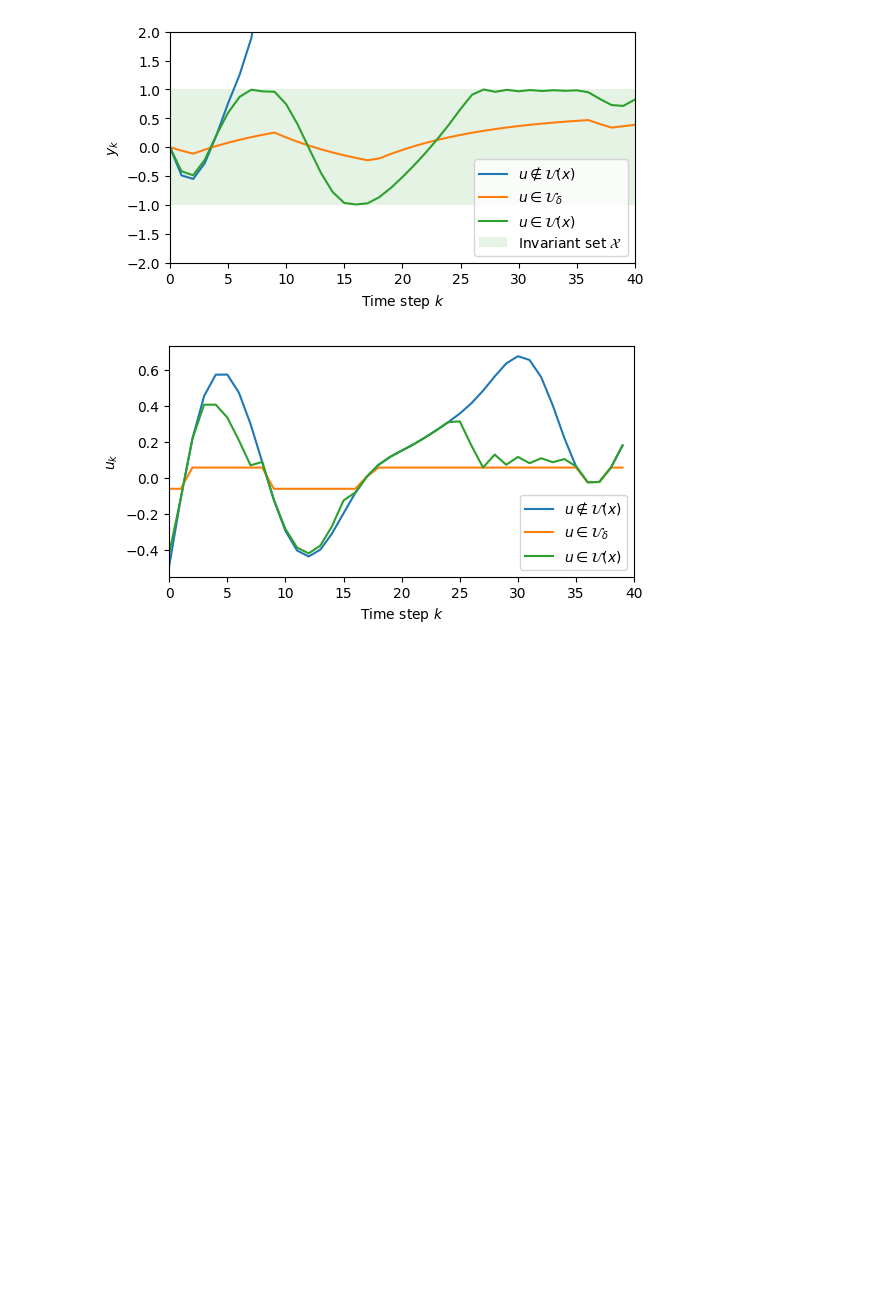
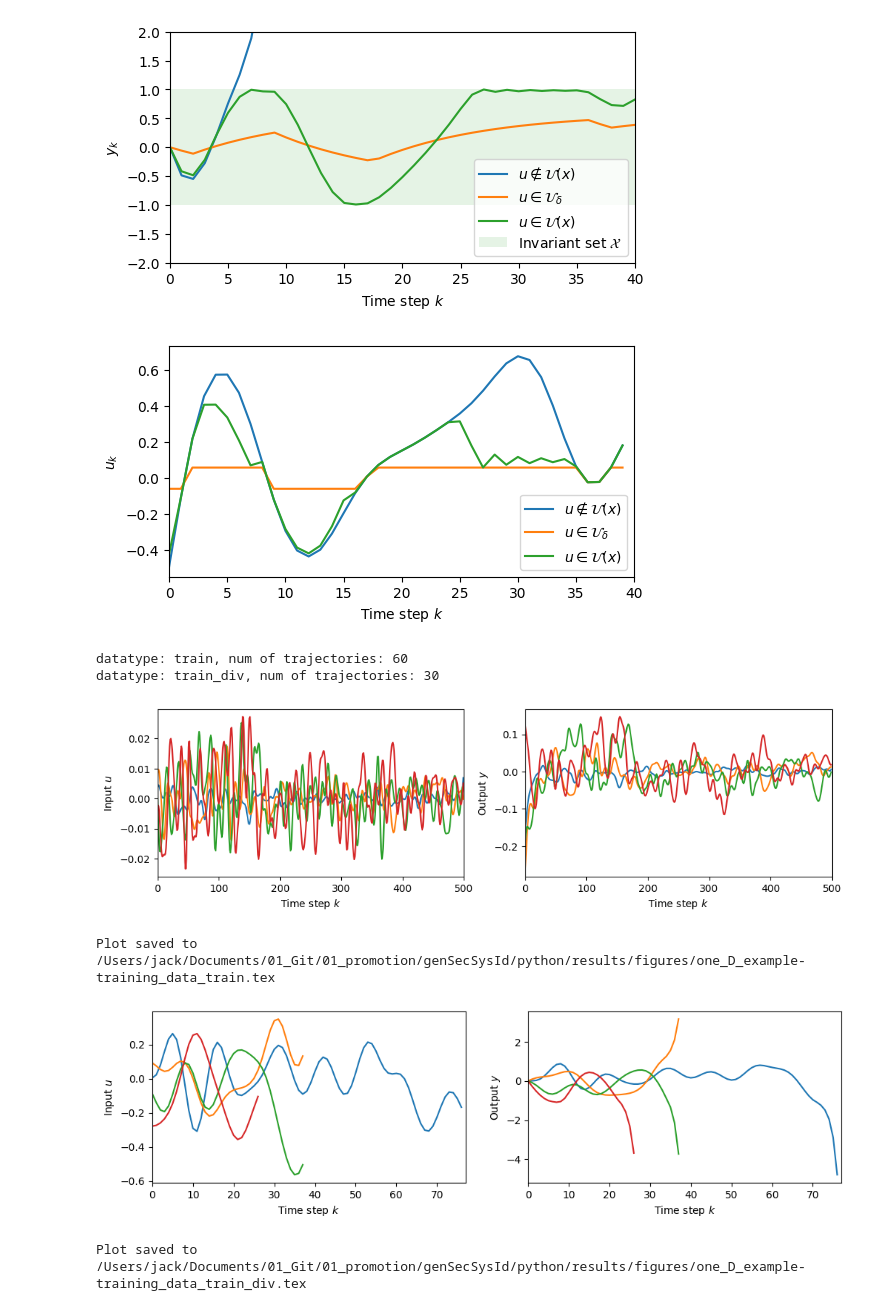
Before and after one commit to Dany-L/genSecSysId, a Jupyter notebook: python/notebooks/one_D_example.ipynb, the cells around one changed output. Cells and saved outputs as stored; diff of their text form; code cells hidden in the pictures; blank space fills up the shorter version.

```diff
--- a/python/notebooks/one_D_example.ipynb
+++ b/python/notebooks/one_D_example.ipynb
@@ -310,3 +584,61 @@ tikzplotlib.save(f'{project_root}/results/figures/one_D_example-certificate_prop
 # %% [output]
 [figure]
 [figure]
+# %%
+# load some samples from the dataset and plot input output trajectories
+# load training data
+import os
+import tikzplotlib
+from sysid.data.direct_loader import load_csv_folder
+
+data_types = ['train', 'train_div']
+train_dict = []
+for data_type in data_types:
+    training_data_directory = os.path.expanduser(os.path.join('~/genSecSysId-Data/data/OneD/id', data_type))
+    train_inputs, train_outputs, _, _ = load_csv_folder(
+        folder_path=str(training_data_directory),
+        input_col=['u'],
+        output_col=['x'],
+        state_col = None,
+        pattern='*.csv',
+    )
+    train_dict.append({
+        'data_type': data_type,
+        'inputs': train_inputs,
+        'outputs': train_outputs})
+
+    print(f'datatype: {data_type}, num of trajectories: {len(train_inputs)}')
+# %% [output]
+datatype: train, num of trajectories: 60
+datatype: train_div, num of trajectories: 30
+# %%
+# print 3 random input output pairs from the training data
+rng = np.random.default_rng(0)
+for data in train_dict:
+    data_type = data['data_type']
+    inputs = data['inputs']
+    outputs = data['outputs']
+    num_trajectories = len(inputs)
+    random_indices = rng.choice(num_trajectories, size=4, replace=False)
+    fig, axs = plt.subplots(nrows=1, ncols=2, figsize=(12,3))
+    for idx in random_indices:
+        u_traj = inputs[idx]
+        y_traj = outputs[idx]
+        axs[0].plot(u_traj, label=f'Input trajectory {idx}')
+        axs[1].plot(y_traj, label=f'Output trajectory {idx}')
+    axs[0].set_xlabel('Time step $k$')
+    axs[0].set_ylabel('Input $u$')
+    axs[0].set_xlim([0, max(len(inputs[0]), len(outputs[0]))])
+    axs[1].set_xlabel('Time step $k$')
+    axs[1].set_ylabel('Output $y$')
+    axs[1].set_xlim([0, max(len(inputs[0]), len(outputs[0]))])
+    # ax.legend()
+    plt.show()
+
+    tikzplotlib.save(f'{project_root}/results/figures/one_D_example-training_data_{data_type}.tex',figure=fig)
+    print(f'Plot saved to {project_root}/results/figures/one_D_example-training_data_{data_type}.tex')
+# %% [output]
+[figure, added]
+Plot saved to /Users/jack/Documents/01_Git/01_promotion/genSecSysId/python/results/figures/one_D_example-training_data_train.tex
+[figure, added]
+Plot saved to /Users/jack/Documents/01_Git/01_promotion/genSecSysId/python/results/figures/one_D_example-training_data_train_div.tex
```
Also changed, not shown: parts of 16 cells of this notebook, 10 other files.
